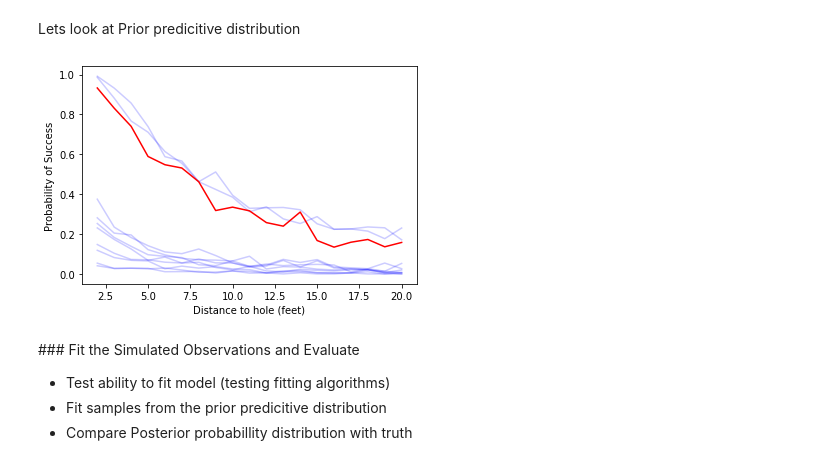
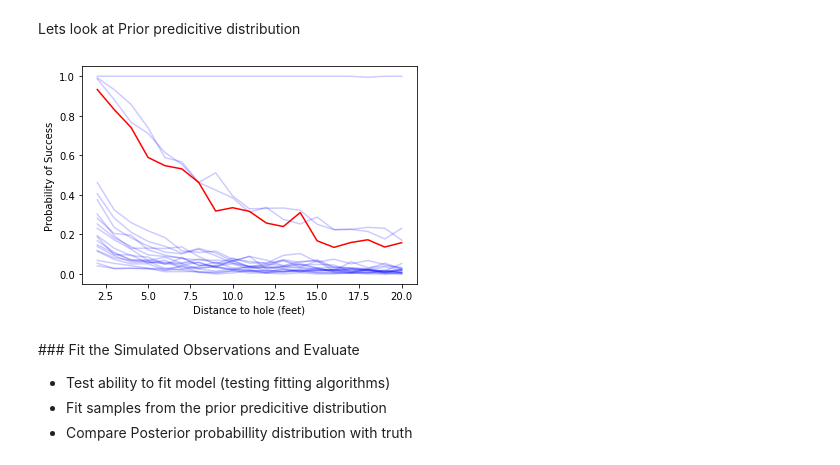
Before and after one commit to DataJavelin/DISCUS-ProbProgwithStan, a Jupyter notebook: Thursday/with_answers/DISCUS_Course_PartIII.ipynb, the cells around one changed output. Drawn from its saved outputs; the diff is of its cells as text; code cells hidden in the pictures.

```diff
--- a/Thursday/with_answers/DISCUS_Course_PartIII.ipynb
+++ b/Thursday/with_answers/DISCUS_Course_PartIII.ipynb
@@ -299,13 +299,13 @@ Text(0.5, 0, '$\\sigma (^\\circ)$')
 Lets look at Prior predicitive distribution
 # %%
 
-for i in range(0,1000,100):
+for i in range(0,2000,100):
     plt.plot(data['x'],fit['y_pred'][i,:]/data['n'],'b',alpha=0.2)
 plt.plot(data['x'],data['y']/data['n'],'r',label='data')
 plt.xlabel('Distance to hole (feet)');
 plt.ylabel('Probability of Success' );
 # %% [output]
-[figure, old version]
+[figure, new version]
 # %% [markdown]
 ### Fit the Simulated Observations and Evaluate
 * Test ability to fit model (testing fitting algorithms)
```
Also changed, not shown: parts of 18 cells of this notebook, 4 other files.
